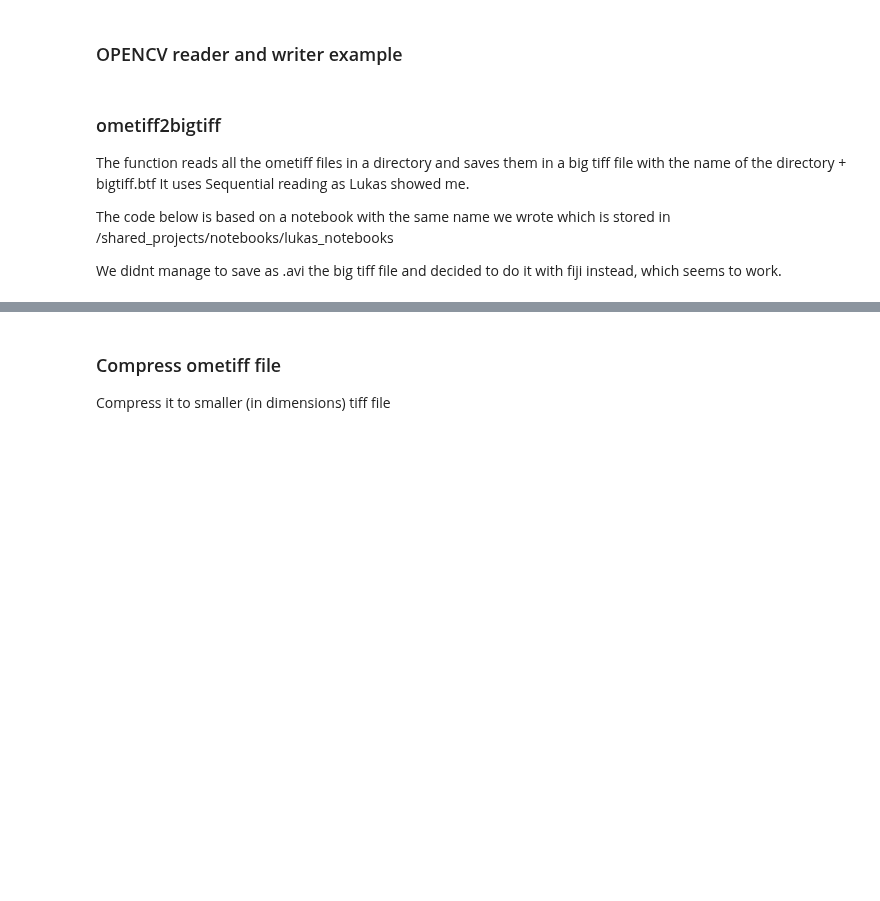
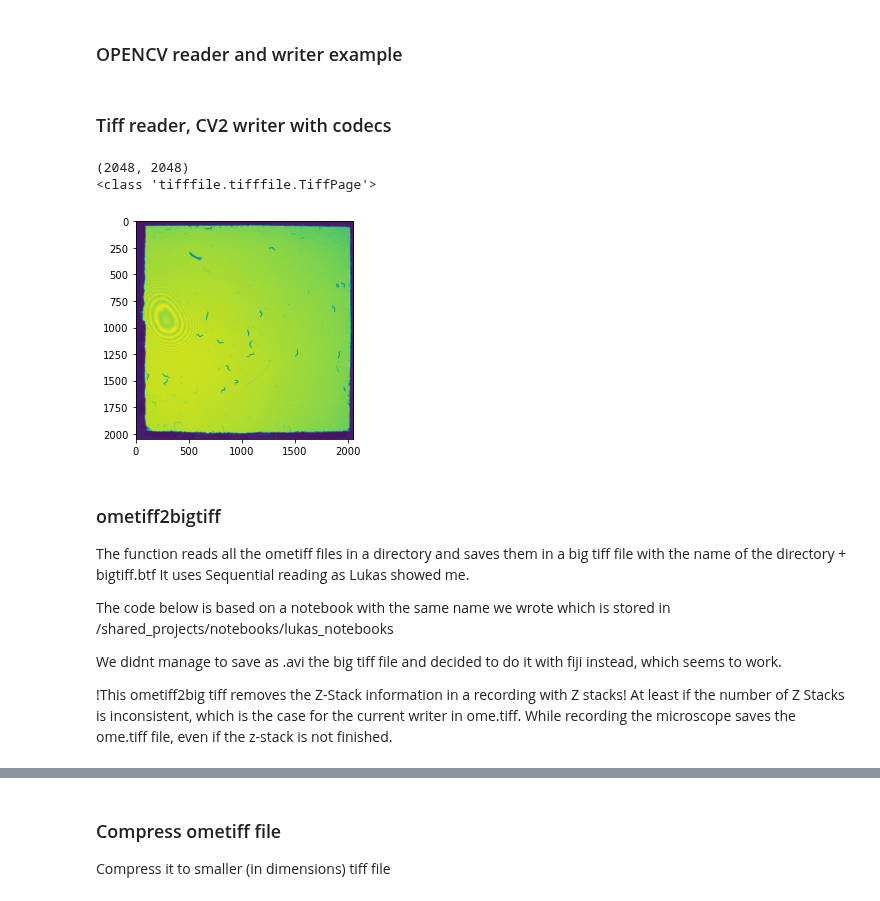
Before and after one commit to leonkontorovich/centerline_behavior_annotation, a Jupyter notebook: skeleton_utils.ipynb, the cells around one changed output, grey strips where cells are left out. Cells and saved outputs as stored; diff of their text form; code cells hidden in the pictures; blank space fills up the shorter version.

```diff
--- a/skeleton_utils.ipynb
+++ b/skeleton_utils.ipynb
@@ -79,3 +84,51 @@ while(video_cap.isOpened()):
+# %% [markdown]
+### Tiff reader, CV2 writer with codecs
+# %%
+#Load input .avi and create output .avi
+#video reader
+#file_path='/groups/zimmer/Ulises/wbfm/chemotaxis_assay/2020_Only_behaviour/all_avi/2020-06-05_16-46-41_worm1-channel-0-bigtiff.avi'
+#file_path='/groups/zimmer/Ulises/wbfm/chemotaxis_assay/2020_Only_behaviour/all_btf/2020-06-05_16-46-41_worm1-channel-0-bigtiff.btf'
+#file_path='/groups/zimmer/shared_projects/Barbara_Ulises/2020/Code/Example/Recording/2020-08-13_16-03-41_zim2051_dlc_ma_10fps_all_MMStack.ome.btf'
+file_path='/groups/zimmer/Ulises/wbfm/chemotaxis_assay/2020_Only_behaviour/all_btf/2020-07-01_14-41-11_chemotaxisl_worm2-channel-0-bigtiff.btf'
+#video writer
+fps=167
+frame_width = 608#
+frame_height = 610#
+#ALSO NOT WORKKING: , FRWA, FRWD, IRAW, LAGS, LCW2, PIMJ, ASLC "-1",
+output_filepath='/groups/zimmer/Ulises/wbfm/chemotaxis_assay/2020_Only_behaviour/all_good_avis/2020-07-01_14-41-11_chemotaxisl_worm2-channel-0-bigtiff.avi'
+fourcc=0
+video_out = cv2.VideoWriter(output_filepath, fourcc=fourcc, fps=fps, frameSize=(frame_width,frame_height), isColor=False)
+
+with tiff.TiffFile(file_path, multifile=False) as tif:
+    #print(tif)
+    for i, page in enumerate(tif.pages):
+        #print(i)
+        img=page.asarray()
+        #img=cv2.cvtColor(img,cv2.COLOR_GRAY2BGR)
+        video_out.write(img)
+        #if i>20: continue
+video_out.release()
+#cv2.destroyAllWindows()
+# %%
+#file_path='/groups/zimmer/shared_projects/Barbara_Ulises/2020/Code/Example/Recording/2020-08-13_16-03-41_zim2051_dlc_ma_10fps_all_MMStack.ome.tif'
+
+file_path='/groups/zimmer/shared_projects/Barbara_Ulises/2020/Recordings/2020-08-13_16-03-41_zim2051_dlc_ma_BH2_10fps/2020-08-13_16-03-41_zim2051_dlc_ma_10fps_all_MMStack.ome.tif'
+
+#file_path='/groups/zimmer/Ulises/wbfm/chemotaxis_assay/2020_Only_behaviour/all_btf/2020-06-05_16-46-41_worm1-channel-0-bigtiff.btf'
+tif= tiff.TiffFile(file_path)
+# %%
+for i, page in enumerate(tif.pages):
+    print(page.shape)
+    print(type(page))
+    img=page.asarray()
+    #img8=img.astype(np.uint16)
+    plt.imshow(img)
+    plt.show()
+    if i>20: break
+# %% [output]
+(2048, 2048)
+<class 'tifffile.tifffile.TiffPage'>
+[figure, added]
 # %% [markdown]
 ### ometiff2bigtiff
 The function reads all the ometiff files in a directory and saves them in a big tiff file with the name of the directory + bigtiff.btf
@@ -84,5 +137,7 @@ It uses Sequential reading as Lukas showed me.
 The code below is based on a notebook with the same name we wrote which is stored in /shared_projects/notebooks/lukas_notebooks
 
 We didnt manage to save as .avi the big tiff file and decided to do it with fiji instead, which seems to work.
+
+!This ometiff2big tiff removes the Z-Stack information in a recording with Z stacks! At least if the number of Z Stacks is inconsistent, which is the case for the current writer in ome.tiff. While recording the microscope saves the ome.tiff file, even if the z-stack is not finished.
 # %%
 #function to list all ome.tiff in a directory and make them one bigtiff
```
Also changed, not shown: parts of 29 cells of this notebook.
